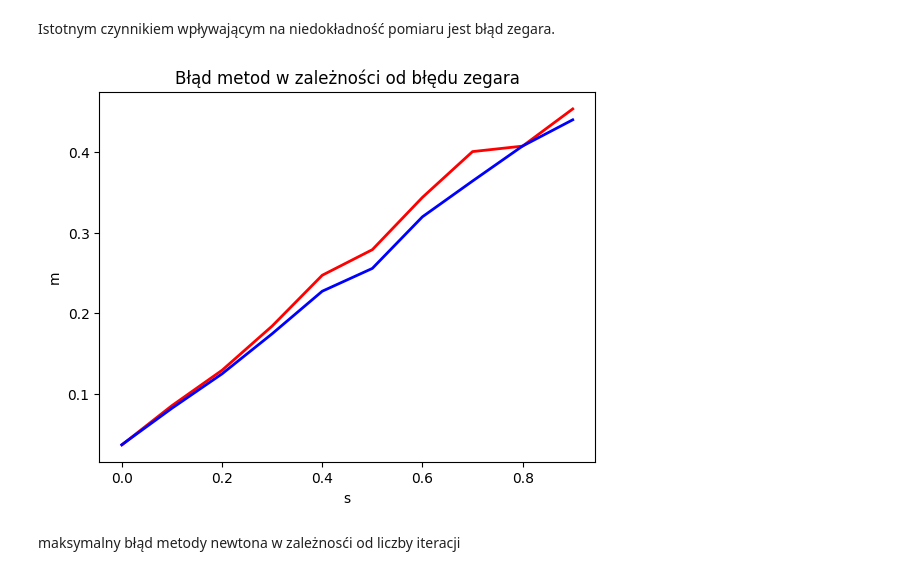
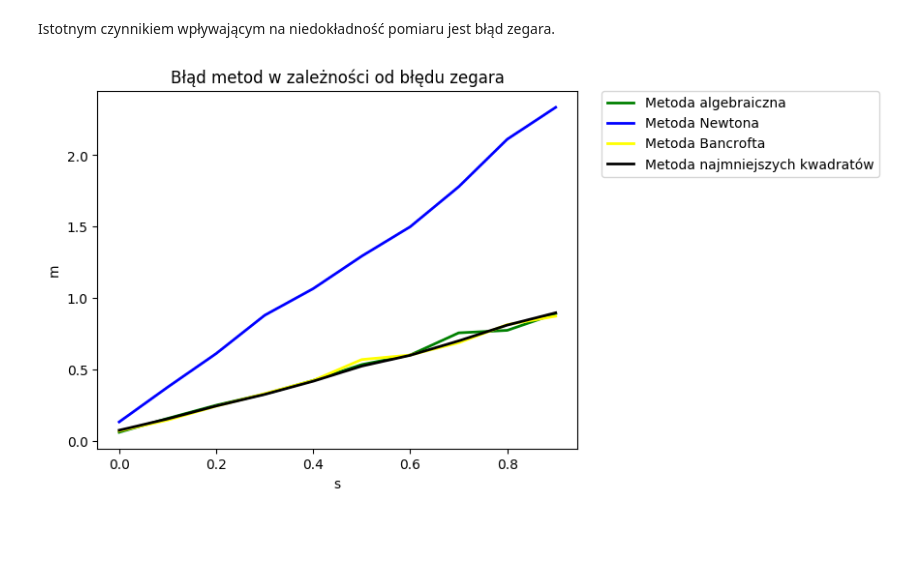
Before and after one commit to jakubzadrozny/pracownia2, a Jupyter notebook: prog/program.ipynb, the cells around one changed output. Drawn from its saved outputs; the diff is of its cells as text; code cells hidden in the pictures; blank space fills up the shorter version.

```diff
--- a/prog/program.ipynb
+++ b/prog/program.ipynb
@@ -138,8 +138,8 @@ Wtedy
 $$ x_{n+1} = x_{n} + h_{n} $$
 Jest n-tym przybliżeniem metody.
 # %%
-function leastSquares(sats, maxiter=20, satcnt=4)
-    newton(sats[1:satcnt], maxiter)
+function leastSquares(sats, maxiter=20, satcnt=8)
+    newton(sats, maxiter)
 end;
 # %% [markdown]
 ## Metoda algebraiczna
@@ -347,6 +347,10 @@ function heura(sats)
 
     x = pinv(A) * b
     x[4] /= c
+
+    for i=1:last
+        sats[i][4] /= c
+    end
     x
 end;
 # %% [markdown]
@@ -456,12 +482,13 @@ function XYZtoLLA(X)
 end
 
 function inaccuracy()
-    (1 + rand()/300000000)
+    (1 + rand()/500000000)
 end
 
 function countTime(mistake, Pos, sat)
     C = 299792.458
-    dist = sqrt(sum( [ (Pos[i]-sat[i])^2 for i in 1:3]))
+    dist = norm(Pos[1:3]-sat[1:3])
+    #dist = sqrt(sum( [ (Pos[i]-sat[i])^2 for i in 1:3]))
     t = dist / C
     return [t + mistake]*inaccuracy()
 end
@@ -496,11 +523,11 @@ function GPS_newton(coords, mistake, maxiter=20)
     return res
 end
 
-function GPS_leastSquares(coords, mistake, maxiter, satcnt)
+function GPS_leastSquares(coords, mistake, maxiter=20, satcnt=sat_count)
     res = [[],[]]
     for i in 1:length(coords[1])
         sat = createSats(coords[1][i], coords[2][i], mistake)
-        X = leastSquares(sat[1:satcnt], maxiter)
+        X = leastSquares(sat, maxiter, satcnt)
         LL = XYZtoLLA(X[1:3])
         push!(res[1], LL[1])
         push!(res[2], LL[2])
@@ -566,10 +593,10 @@ function MINdist(coords, gps_coords)
     return res*1000
 end
 
-function MinMaxMistake(title, coords, gps_coords)
-    println(title)
-    println("Największy błąd : ", MAXdist(coords, gps_coords), " m")
-    println("Najmniejszy błąd : ", MINdist(coords, gps_coords), " m")
+function MinMaxMistakeTable(methods, results, coords)
+    maxmistake = [ MAXdist(coords, results[i]) for i in 1:length(methods) ]
+    minmistake = [ MINdist(coords, results[i]) for i in 1:length(methods) ]
+    table(hcat(methods, maxmistake, minmistake), column_names=[:Metoda, :"Największy błąd", :"Najmniejszy błąd"])
 end;
 # %%
 coords = path(3000, -70, -32.5)
@@ -644,24 +663,31 @@ Istotnym czynnikiem wpływającym na niedokładność pomiaru jest błąd zegara
 # %%
 data1 = clock_mistake_plot(GPS_alg, coords, 10)
 x = data1[1]
 y1 = data1[2]
 
 data2 = clock_mistake_plot(GPS_newton, coords, 10)
 y2 = data2[2]
 
-# data3 = alg_mistake_plot(GPS_bancroft, coords, 50)
-# y3 = data3[2]
+data3 = clock_mistake_plot(GPS_heura, coords, 10)
+y3 = data3[2]
+
+data4 = clock_mistake_plot(GPS_bancroft, coords, 10)
+y4 = data4[2]
+
+data5 = clock_mistake_plot(GPS_leastSquares, coords, 10)
+y5 =  data5[2]
 
 fig, ax = subplots()
 
 title("Błąd metod w zależności od błędu zegara")
 ylabel("m")
 xlabel("s")
-ax[:plot](x, y1, "-", color="red", linewidth=2, alpha=1.0, label="algebraiczna")
-ax[:plot](x, y2, "-", color="blue", linewidth=2, alpha=1.0, label="newton")
-# ax[:plot](x, y3, "-", color="green", linewidth=2, alpha=1.0)
+ax[:plot](x, y1, "-", color="green", linewidth=2, alpha=1.0, label="Metoda algebraiczna")
+ax[:plot](x, y2, "-", color="blue", linewidth=2, alpha=1.0, label="Metoda Newtona")
+ax[:plot](x, y4, "-", color="yellow", linewidth=2, alpha=1.0, label="Metoda Bancrofta")
+ax[:plot](x, y5, "-", color="black", linewidth=2, alpha=1.0, label="Metoda najmniejszych kwadratów")
+ax[:legend](bbox_to_anchor=(1.05, 1), loc=2, borderaxespad=0.)
+
 show()
 # %% [output]
-[figure, old version]
+[figure, new version]
-# %% [markdown]
-maksymalny błąd metody newtona w zależnosći od liczby iteracji
```
Also changed, not shown: parts of 14 cells of this notebook.
